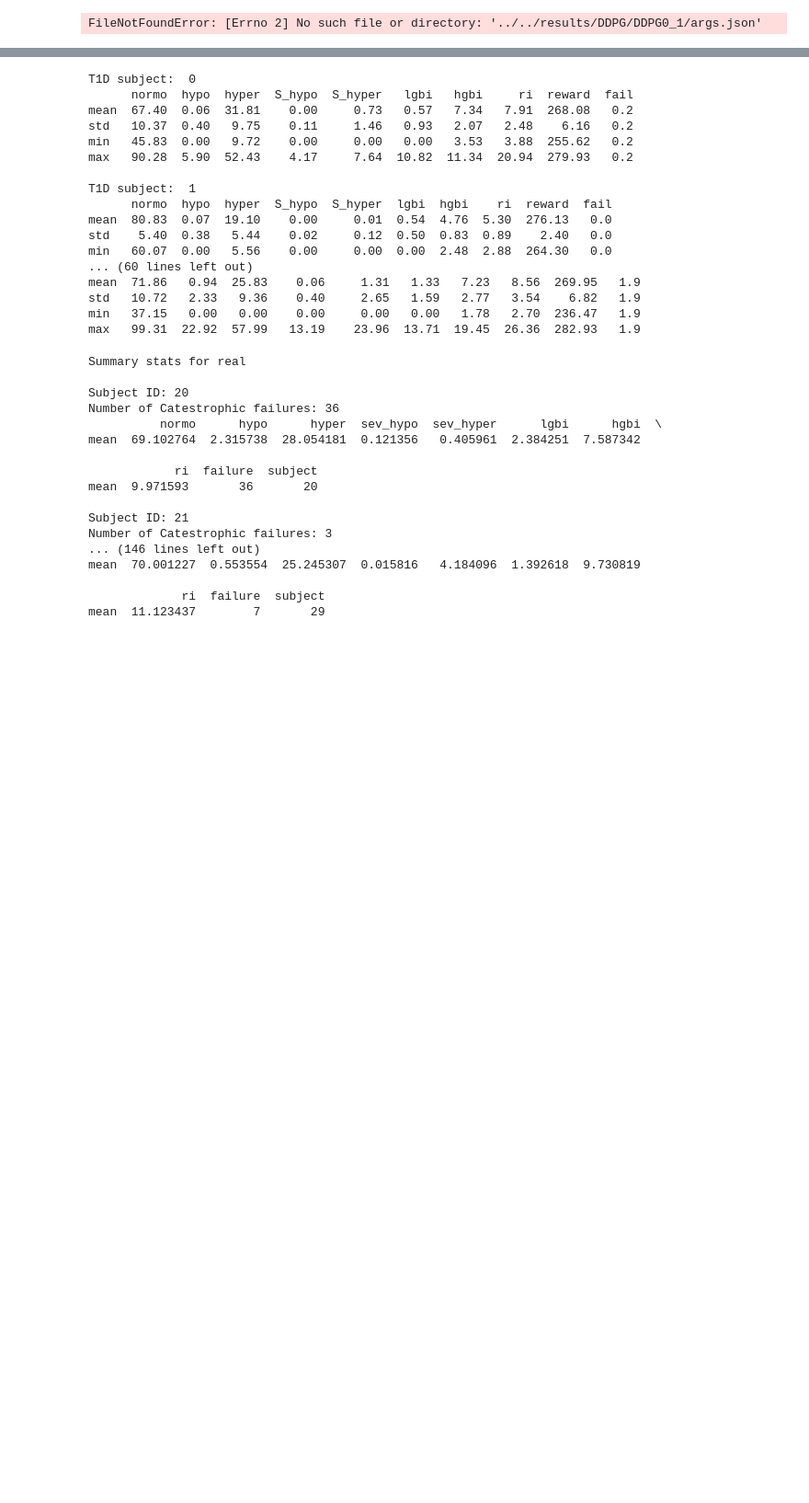
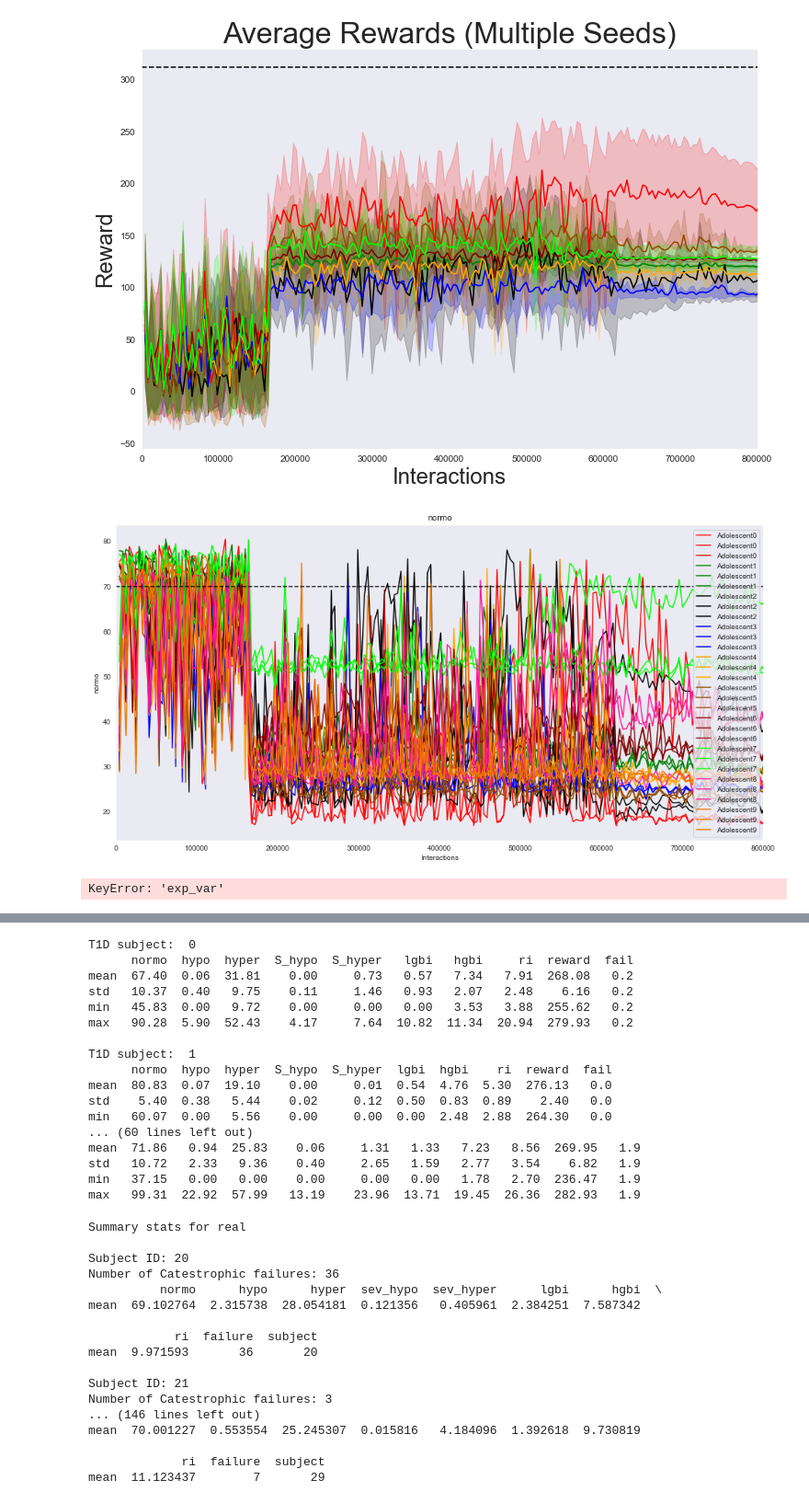
Before and after one commit to RL4H/G2P2C, a Jupyter notebook: visualiser/notebooks/cohort_analyzer.ipynb, the cells around one changed output, grey strips where cells are left out. Shown at 92% size. Cells and saved outputs as stored; diff of their text form; code cells hidden in the pictures; blank space fills up the shorter version.

```diff
--- a/visualiser/notebooks/cohort_analyzer.ipynb
+++ b/visualiser/notebooks/cohort_analyzer.ipynb
@@ -4,9 +4,9 @@ import sys
 import json
 import numpy as np
 import pandas as pd
-#from decouple import config
+from decouple import config
 # MAIN_PATH = config('MAIN_PATH')
-MAIN_PATH = 'C:/Users/davet/Desktop/Thesis/G2P2C/'
+MAIN_PATH = '/home/chirath/Documents/sys_control/sys_control'
 sys.path.insert(1, MAIN_PATH)
 from visualiser.core import ExperimentVisualise, plot_testing_rewards, plot_training_logs, plot_value_function
 from visualiser.core import plot_episode, plot_training_action_summary, plot_training_logs
@@ -22,10 +22,10 @@ import matplotlib.gridspec
 # COHORT = 'Adult'
 
 
-FOLDER = 'DDPG/'
+FOLDER = 'NCI_Results/DDPG/' #adult_transformer
 ALGO = 'DDPG'
 PATH = FOLDER+ALGO
-COHORT = 'Adult'
+COHORT = 'Adolescent'
 
 # initialise experiment objects
 lime, brown, orange, pink, gray, darkorange2 = '#00FF00', '#964B00', '#FFA500', '#FF1493', '#808080', '#EE7600'
@@ -104,31 +104,33 @@ exp_vis = {
              '24':{ "id":exp24, "color":lime,"show": disp_arr[24], "label": COHORT+'7'},
              '25':{ "id":exp25, "color":pink,"show": disp_arr[25], "label": COHORT+'8'},
              '26':{ "id":exp26, "color":pink,"show": disp_arr[26], "label": COHORT+'8'},
              '27':{ "id":exp27, "color":pink,"show": disp_arr[27], "label": COHORT+'8'},
              '28':{ "id":exp28, "color":darkorange2,"show": disp_arr[28], "label": COHORT+'9'},
              '29':{ "id":exp29, "color":darkorange2,"show": disp_arr[29], "label": COHORT+'9'},
              '30':{ "id":exp30, "color":darkorange2,"show": disp_arr[30], "label": COHORT+'9'}
 }
 
 groups = [['1', '2', '3'],  ['4', '5', '6'], ['7', '8', '9'],['10', '11', '12'], ['13', '14', '15'],
           ['16', '17', '18'] , ['19', '20', '21'], ['22', '23', '24']]
 #,
 plot_testing_average_metric(exp_vis, groups, type='normal', dis_len=dis_len, metric='reward', goal=312, fill=True)
 
 
 #plot_testing_metric(exp_vis, type='normal', dis_len=dis_len, metric='reward', goal=312, fill=False, label=False)  # normal
 #plot_testing_metric(exp_vis, type='min_max', dis_len=dis_len, metric='aBGP_rmse', goal=15, fill=False)
 # #plot_testing_metric(exp_vis, type='min_max', dis_len=dis_len, metric='cBGP_rmse', goal=10, fill=False)
 plot_testing_metric(exp_vis, type='min_max', dis_len=dis_len, metric='normo', goal=70, fill=False)  # normal
 # plot_testing_metric(exp_vis, type='min_max', dis_len=dis_len, metric='ri', goal=5, fill=False)
 # plot_testing_metric(exp_vis, type='min_max', dis_len=dis_len, metric='hgbi', goal=5, fill=False)
 # plot_testing_metric(exp_vis, type='min_max', dis_len=dis_len, metric='lgbi', goal=1.1, fill=False)
 # plot_training_logs(exp_vis, dis_len, version=3)
 params = ['exp_var', 'true_var','val_loss', 'policy_grad', 'value_grad'] #, 'pi_loss'
 plot_training_logs(mode='ppo', exp_dict=exp_vis, dis_len=dis_len, params=params)
 params = ['pi_aux_grad'] #'pi_aux_loss', 'vf_aux_loss', vf_aux_grad
 plot_training_logs(mode='aux', exp_dict=exp_vis, dis_len=250, params=params)
 params = ['plan_grad', 'plan_loss']
 plot_training_logs(mode='planning', exp_dict=exp_vis, dis_len=250, params=params)
 # %% [output]
+[figure, added]
+[figure, added]
-FileNotFoundError: [Errno 2] No such file or directory: '../../results/DDPG/DDPG0_1/args.json'
+KeyError: 'exp_var'
```
Also changed, not shown: parts of 2 cells of this notebook, 53 other files.
